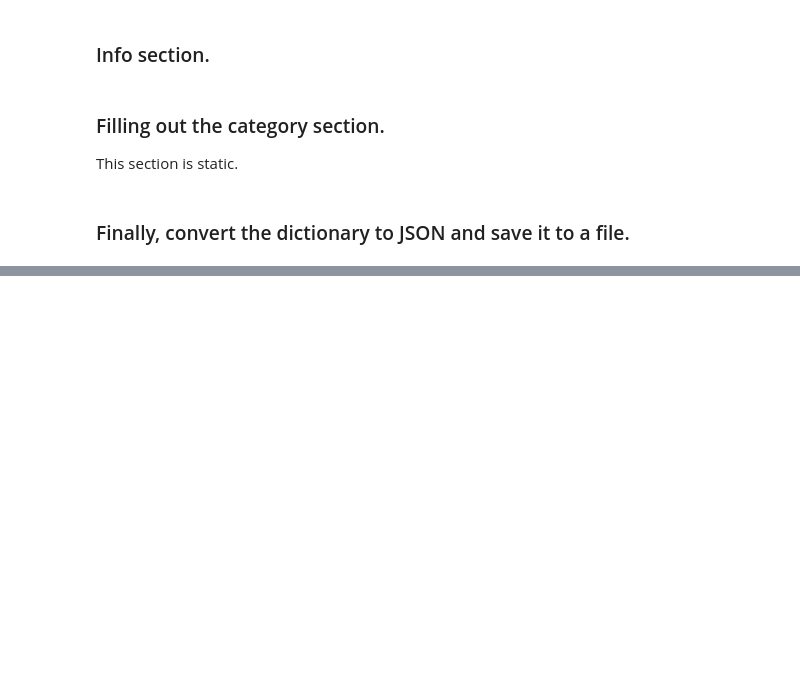
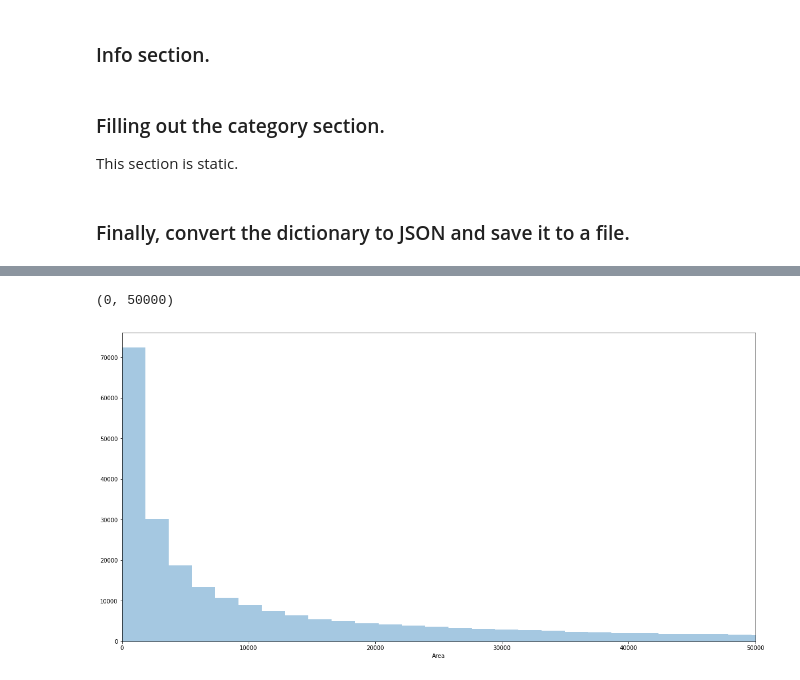
Before and after one commit to tema7707/Course-work-3, a Jupyter notebook: datasets/segmentation/Formater.ipynb, the cells around one changed output, grey strips where cells are left out. Drawn from its saved outputs; the diff is of its cells as text; code cells hidden in the pictures; blank space fills up the shorter version.

```diff
--- a/datasets/segmentation/Formater.ipynb
+++ b/datasets/segmentation/Formater.ipynb
@@ -428,0 +482,7 @@ with open('{}.json'.format(ITER), 'w') as the_file:
+# %%
+fig, ax = plt.subplots(figsize=(20,10))
+sns.distplot(df['Area'], kde=False, bins=10000)
+plt.xlim(0, 50000)
+# %% [output]
+(0, 50000)
+[figure, added]
```
Also changed, not shown: parts of 8 cells of this notebook.
